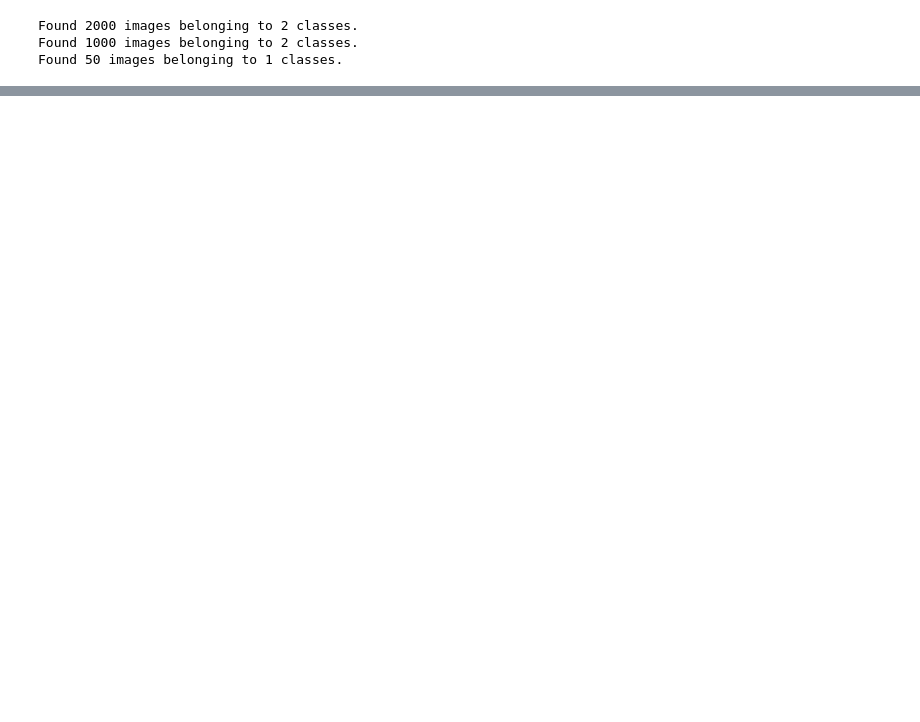
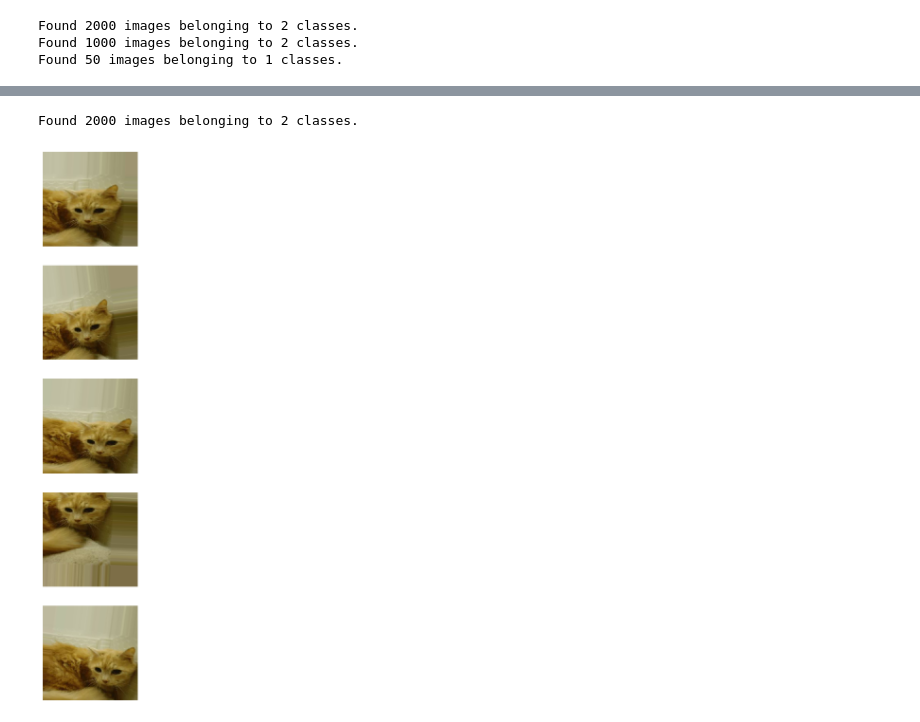
Before and after one commit to yenashel/fcc_cat_dog, a Jupyter notebook: fcc_cat_dog.ipynb, the cells around one changed output, grey strips where cells are left out. Cells and saved outputs as stored; diff of their text form; code cells hidden in the pictures; blank space fills up the shorter version.

```diff
--- a/fcc_cat_dog.ipynb
+++ b/fcc_cat_dog.ipynb
@@ -137,14 +137,18 @@ train_image_generator = ImageDataGenerator(rescale=1. /255, horizontal_flip=Fals
 # %%
 # 6
 #You don't have to do anything for this cell.
 # train_data_gen is created just like before but with the new train_image_generator.
 # Then, a single image is plotted five different times using different variations.
 
 train_data_gen = train_image_generator.flow_from_directory(batch_size=batch_size,
                                                      directory=train_dir,
                                                      target_size=(IMG_HEIGHT, IMG_WIDTH),
-                                                     class_mode='binary')
+                                                     class_mode='binary',
+                                                     shuffle=True)
 
 augmented_images = [train_data_gen[0][0][0] for i in range(5)]
 
 plotImages(augmented_images)
+# %% [output]
+Found 2000 images belonging to 2 classes.
+[figure, added]
```
Also changed, not shown: parts of 9 cells of this notebook.
